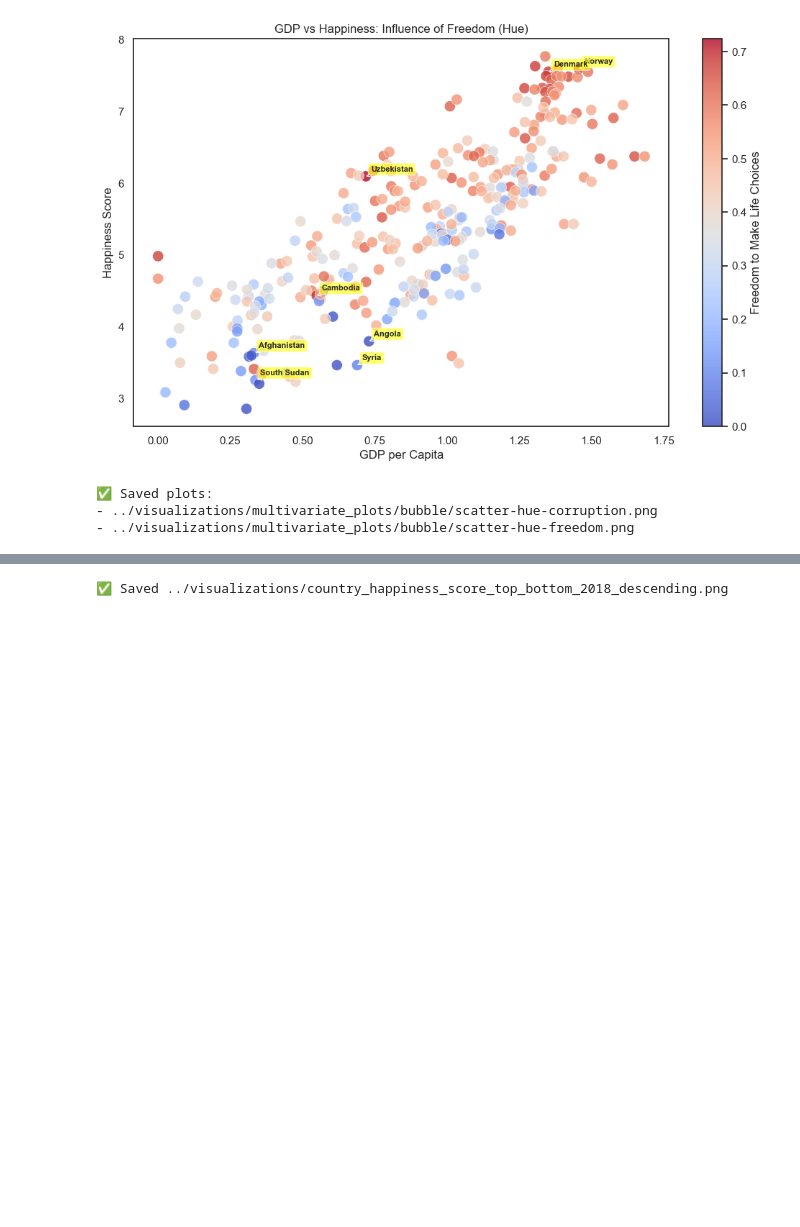
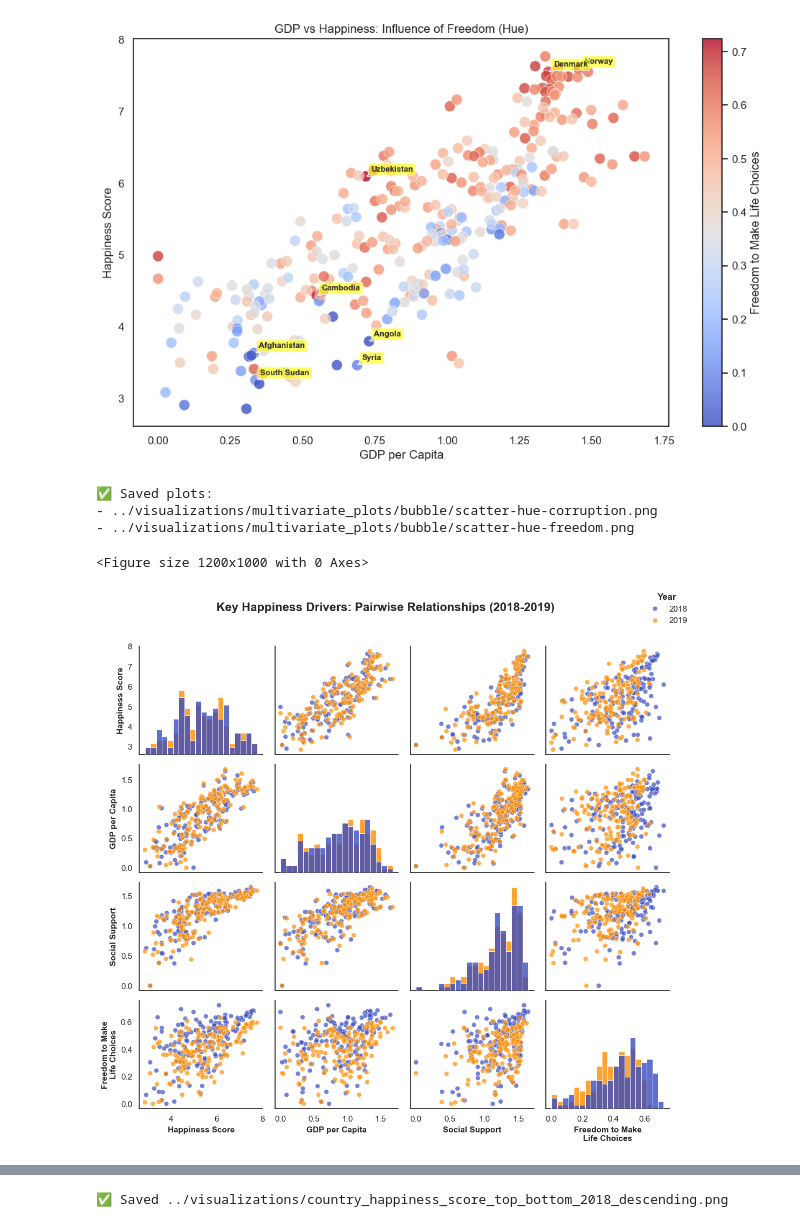
Before and after one commit to Tsuna-mi/happiness-eda-project, a Jupyter notebook: notebooks/happiness_eda.ipynb, the cells around one changed output, grey strips where cells are left out. Drawn from its saved outputs; the diff is of its cells as text; code cells hidden in the pictures; blank space fills up the shorter version.

Commit message:
feat: add a scatter plot matrix with score, gdp, social support and freedom

```diff
--- a/notebooks/happiness_eda.ipynb
+++ b/notebooks/happiness_eda.ipynb
@@ -1260,3 +1260,77 @@ print(f"✅ Saved plots:\n- {file_cor}\n- {file_free}")
 ✅ Saved plots:
 - ../visualizations/multivariate_plots/bubble/scatter-hue-corruption.png
 - ../visualizations/multivariate_plots/bubble/scatter-hue-freedom.png
+# %%
+# Scatter Plot Matrix - 4 Key Variables (Score, GDP, Social Support, freedom)
+
+# Select top 4 variables for simplified scatter plot matrix
+top4_vars = [
+    'score',
+    'gdp_per_capita',
+    'social_support',
+    'freedom_to_make_life_choices'
+]
+
+# Create directory
+matrix_dir = "../visualizations/multivariate_plots/scatter_matrix"
+os.makedirs(matrix_dir, exist_ok=True)
+
+plt.figure(figsize=(12, 10))
+
+g = sns.pairplot(
+    df_cleaned[top4_vars + ['year']],
+    hue='year',
+    palette=['#3A4CC0', "#ff8c00"],
+    diag_kind='hist',
+    plot_kws={'alpha': 0.7, 's': 40, 'edgecolor': 'white', 'linewidth': 0.5},
+    diag_kws={'alpha': 0.8, 'bins': 20}
+)
+
+# Customize the plot
+g.fig.suptitle('Key Happiness Drivers: Pairwise Relationships (2018-2019)',
+               fontsize=16, y=1.02, weight='bold')
+
+# Improve axis labels
+var_labels = {
+    'score': 'Happiness Score',
+    'gdp_per_capita': 'GDP per Capita',
+    'social_support': 'Social Support',
+    'freedom_to_make_life_choices': 'Freedom to Make\nLife Choices'
+}
+
+# Update axis labels
+for i, var1 in enumerate(top4_vars):
+    for j, var2 in enumerate(top4_vars):
+        ax = g.axes[i, j]
+        if i == len(top4_vars) - 1:  # Bottom row
+            ax.set_xlabel(var_labels[var2], fontsize=11, weight='bold')
+        if j == 0:  # Left column
+            ax.set_ylabel(var_labels[var1], fontsize=11, weight='bold')
+
+# Customize legend
+legend = g._legend
+if legend:
+    legend.set_title('Year', prop={'weight': 'bold'})
+    legend.set_bbox_to_anchor((1.02, 1))
+
+plt.tight_layout()
+
+# Save the simplified plot
+filepath = f"{matrix_dir}/scatter_matrix_top4_variables.png"
+plt.savefig(filepath, dpi=300, bbox_inches='tight')
+plt.show()
+
+print(f"✅ Simplified scatter plot matrix saved: {filepath}")
+
+# Print key correlations for the top 4 variables
+correlation_matrix = df_cleaned[top4_vars].corr()
+print("\n📊 Key correlations among top 4 variables:")
+for i in range(len(top4_vars)):
+    for j in range(i+1, len(top4_vars)):
+        corr_val = correlation_matrix.iloc[i, j]
+        var1_clean = var_labels[top4_vars[i]]
+        var2_clean = var_labels[top4_vars[j]]
+        print(f"  • {var1_clean} ↔ {var2_clean}: {corr_val:.3f}")
+# %% [output]
+<Figure size 1200x1000 with 0 Axes>
+[figure, added]
```
Also changed, not shown: parts of 2 cells of this notebook, 1 other file.
